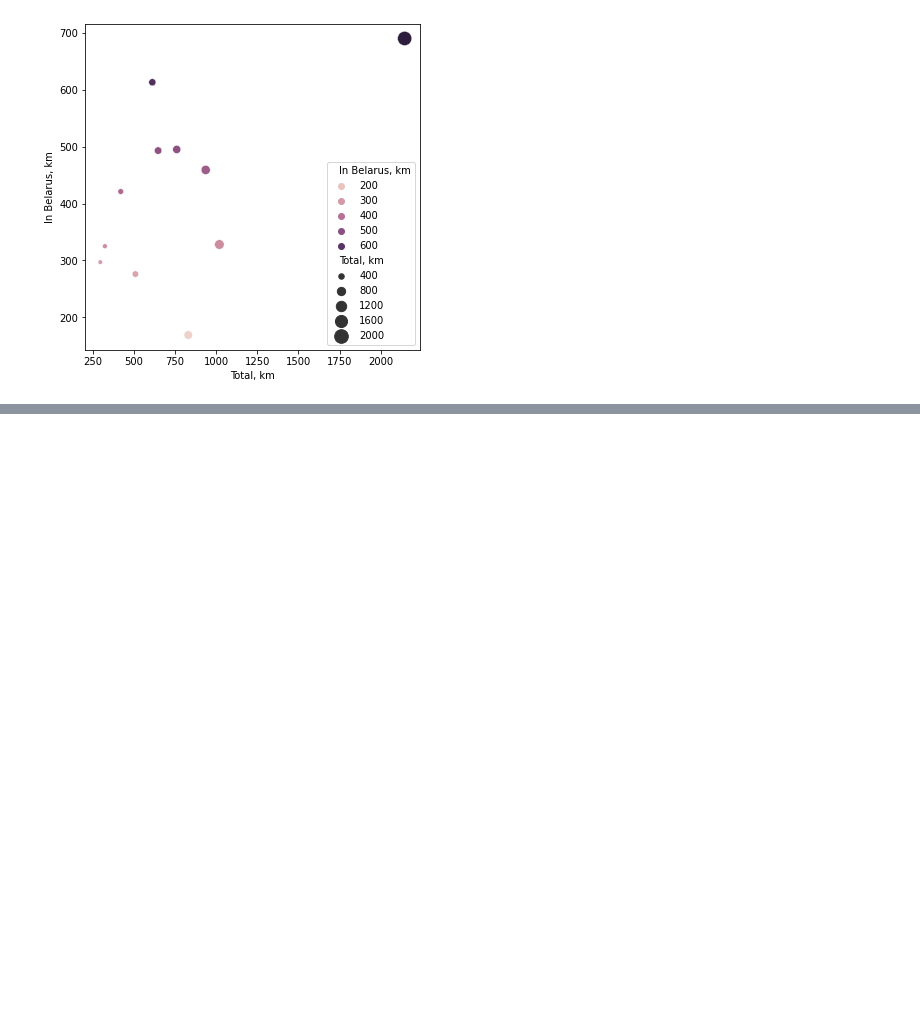
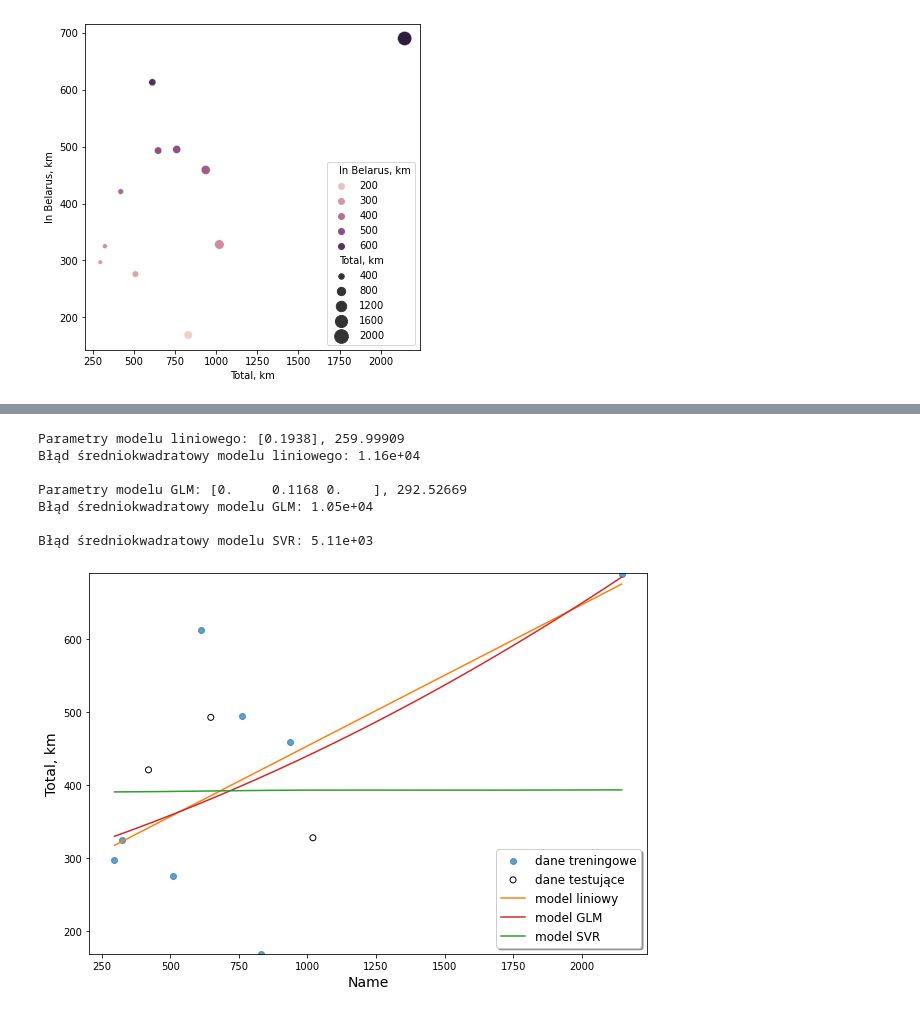
Before and after one commit to Remmo1/MSiD-Laboratory, a Jupyter notebook: lab2/SquareMethod.ipynb, the cells around one changed output, grey strips where cells are left out. Cells and saved outputs as stored; diff of their text form; code cells hidden in the pictures; blank space fills up the shorter version.

```diff
--- a/lab2/SquareMethod.ipynb
+++ b/lab2/SquareMethod.ipynb
@@ -108,0 +159,65 @@ LinAlgError: 0-dimensional array given. Array must be at least two-dimensional
+# %%
+from sklearn.model_selection import train_test_split
+from sklearn.metrics import mean_squared_error
+
+X = df['Total, km'].values
+Y = df['In Belarus, km'].values
+
+X_train, X_test, Y_train, Y_test = train_test_split(X, Y)
+
+
+# =========  Model liniowy =========
+from sklearn.linear_model import LinearRegression
+model_lin = LinearRegression()
+model_lin.fit(X_train.reshape(-1,1),
+              Y_train)
+print(f'Parametry modelu liniowego: {np.round(model_lin.coef_,5)}, {np.round(model_lin.intercept_,5)}')
+MSE_lin = mean_squared_error(Y_test, model_lin.predict(X_test.reshape(-1,1)))
+print(f'Błąd średniokwadratowy modelu liniowego: {MSE_lin:0.3}\n')
+
+# ===== Uogólniony model liniowy (ang. Generalized Linear Model) =====
+from sklearn.preprocessing import PolynomialFeatures
+model_GLM = LinearRegression()
+gen_features = PolynomialFeatures(degree=2, include_bias=True, interaction_only=False)
+model_GLM.fit(gen_features.fit_transform(X_train.reshape(-1,1)),
+              Y_train)
+print(f'Parametry modelu GLM: {np.round(model_GLM.coef_,4)}, {np.round(model_GLM.intercept_,5)}')
+MSE_GLM = mean_squared_error(Y_test, model_GLM.predict(gen_features.fit_transform(X_test.reshape(-1,1))))
+print(f'Błąd średniokwadratowy modelu GLM: {MSE_GLM:0.3}\n')
+
+#==== Maszyna wektorów wspierających (ang. Support Vector Machine) ====
+# SVR dla regresji, SVC dla kalsyfikacji
+from sklearn.svm import SVR
+model_svr = SVR(kernel='rbf', gamma='scale', C=1)
+model_svr.fit(X_train.reshape(-1,1),
+              Y_train)
+MSE_SVR = mean_squared_error(Y_test, model_svr.predict(X_test.reshape(-1,1)))
+print(f'Błąd średniokwadratowy modelu SVR: {MSE_SVR:0.3}')
+
+# Predykcje wszystkich modeli dla całego zakreso osi X
+os_x = np.linspace(start=X.min(), stop=X.max(), num=300)
+y_lin_pred = model_lin.predict(os_x.reshape(-1,1))
+y_GLM_pred = model_GLM.predict(gen_features.fit_transform(os_x.reshape(-1,1)))
+y_svr_pred = model_svr.predict(os_x.reshape(-1,1))
+
+# Wizualizacja
+plt.figure(figsize=(10,7))
+plt.scatter(X_train, Y_train, label='dane treningowe', alpha=0.7)
+plt.scatter(X_test, Y_test, edgecolor='black', facecolor='none', label='dane testujące')
+plt.plot(os_x, y_lin_pred, label='model liniowy', color='tab:orange')
+plt.plot(os_x, y_GLM_pred, label=f'model GLM', color='tab:red')
+plt.plot(os_x, y_svr_pred, label='model SVR', color='tab:green')
+plt.xlabel(df.columns[0], fontsize=14)
+plt.ylabel(df.columns[1], fontsize=14)
+plt.legend(fontsize=12, shadow=True, loc='lower right')
+plt.ylim([Y.min()-0.1, Y.max()+0.5])
+plt.show()
+# %% [output]
+Parametry modelu liniowego: [0.1938], 259.99909
+Błąd średniokwadratowy modelu liniowego: 1.16e+04
+
+Parametry modelu GLM: [0.     0.1168 0.    ], 292.52669
+Błąd średniokwadratowy modelu GLM: 1.05e+04
+
+Błąd średniokwadratowy modelu SVR: 5.11e+03
+[figure, added]
```
Also changed, not shown: parts of 5 cells of this notebook, 1 other file.
